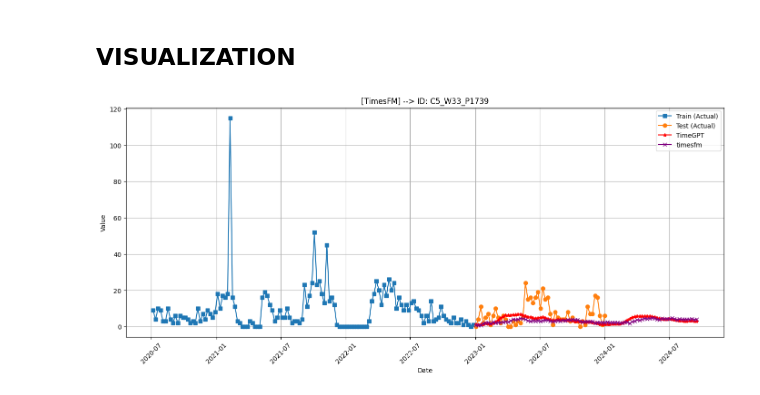
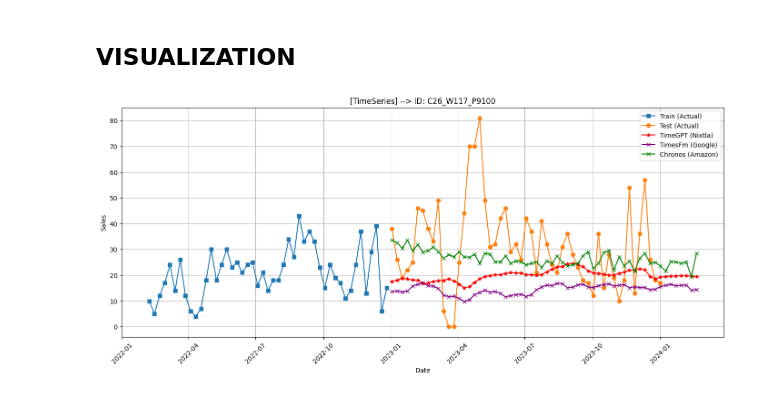
Before and after one commit to solayman-cs/long-horizon-forecast, a Jupyter notebook: experiments_long.ipynb, the cells around one changed output. Saved outputs shown, nothing was run; the diff lists cells and outputs as text; code cells hidden in the pictures.

```diff
--- a/experiments_long.ipynb
+++ b/experiments_long.ipynb
@@ -328,28 +412,30 @@ random_unique_id = random.choice(forecast['unique_id'].unique().tolist())
 # %%
 import random
 import matplotlib.pyplot as plt
 
 
 # Filter data for the selected random unique_id
 target_id = random_unique_id
 actuals_filtered = actuals[actuals['unique_id'] == target_id]
 forecast_filtered = forecast[forecast['unique_id'] == target_id]
 train_filtered = train[train['unique_id'] == target_id]
 
 # Plotting all series together
 plt.figure(figsize=(14, 6))
 plt.plot(train_filtered['ds'], train_filtered['y'], label='Train (Actual)', marker='s')
 plt.plot(actuals_filtered['ds'], actuals_filtered['y'], label='Test (Actual)', marker='o')
-plt.plot(forecast_filtered['ds'], forecast_filtered['TimeGPT'], label='TimeGPT', color='red', marker='*')
-plt.plot(forecast_filtered['ds'], forecast_filtered['timesfm'], label='timesfm', color='purple', marker='x')
+plt.plot(forecast_filtered['ds'], forecast_filtered['TimeGPT'], label='TimeGPT (Nixtla)', color='red', marker='*')
+plt.plot(forecast_filtered['ds'], forecast_filtered['timesfm'], label='TimesFm (Google)', color='purple', marker='x')
+plt.plot(forecast_filtered['ds'], forecast_filtered['chronos'], label='Chronos (Amazon)', color='green', marker='x')
 
-plt.title(f"[TimesFM] --> ID: {target_id}")
+
+plt.title(f"[TimeSeries] --> ID: {target_id}")
 plt.xlabel("Date")
-plt.ylabel("Value")
+plt.ylabel("Sales")
 plt.legend()
 plt.grid(True)
 plt.tight_layout()
 plt.xticks(rotation=45)
 plt.show()
 # %% [output]
-[figure, old version]
+[figure, new version]
```
Also changed, not shown: parts of 14 cells of this notebook, 1 other file.
